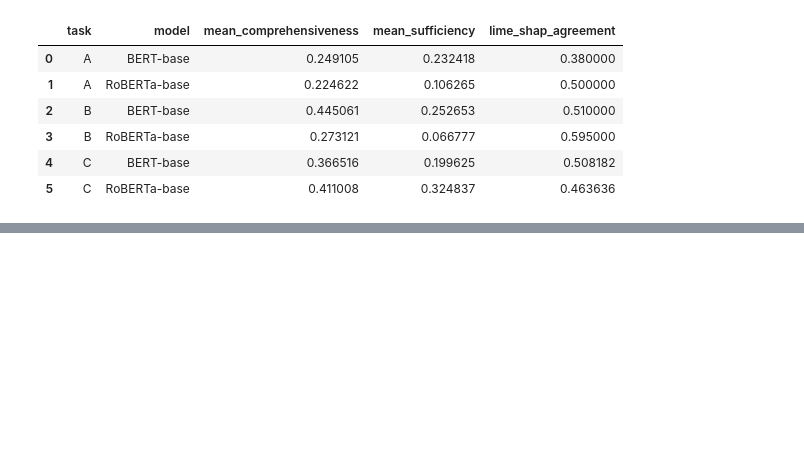
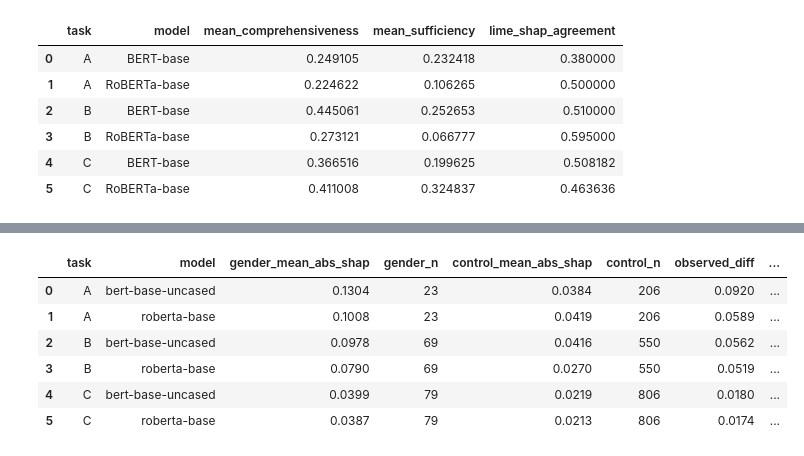
Before and after one commit to Mahekd/interpretable-nlp-sexism-detection, a Jupyter notebook: notebooks/04_results_summary.ipynb, the cells around one changed output, grey strips where cells are left out. Saved outputs shown, nothing was run; the diff lists cells and outputs as text; code cells hidden in the pictures; blank space fills up the shorter version.

```diff
--- a/notebooks/04_results_summary.ipynb
+++ b/notebooks/04_results_summary.ipynb
@@ -165,0 +212,32 @@ faithfulness_summary
+# %%
+bias_rows = []
+for key, result in bias_control.items():
+    if result is None:
+        continue
+    task, model_name = key.split("_", 1)
+    bias_rows.append({
+        "task": task,
+        "model": model_name,
+        "gender_mean_abs_shap": round(result["gender_mean_abs_shap"], 4),
+        "gender_n": result["gender_n"],
+        "control_mean_abs_shap": round(result["control_mean_abs_shap"], 4),
+        "control_n": result["control_n"],
+        "observed_diff": round(result["observed_diff"], 4),
+        "control_bootstrap_ci95": result["control_bootstrap_ci95"],
+        "p_value_gender_not_higher": round(result["p_value_gender_not_higher"], 4),
+    })
+
+bias_control_df = (
+    pd.DataFrame(bias_rows)
+    .sort_values(["task", "model"])
+    .reset_index(drop=True)
+)
+bias_control_df
+# %% [output]
+|  | task | model | gender_mean_abs_shap | gender_n | control_mean_abs_shap | control_n | observed_diff | ... |
+| 0 | A | bert-base-uncased | 0.1304 | 23 | 0.0384 | 206 | 0.0920 | ... |
+| 1 | A | roberta-base | 0.1008 | 23 | 0.0419 | 206 | 0.0589 | ... |
+| 2 | B | bert-base-uncased | 0.0978 | 69 | 0.0416 | 550 | 0.0562 | ... |
+| 3 | B | roberta-base | 0.0790 | 69 | 0.0270 | 550 | 0.0519 | ... |
+| 4 | C | bert-base-uncased | 0.0399 | 79 | 0.0219 | 806 | 0.0180 | ... |
+| 5 | C | roberta-base | 0.0387 | 79 | 0.0213 | 806 | 0.0174 | ... |
```
Also changed, not shown: parts of 5 cells of this notebook.
